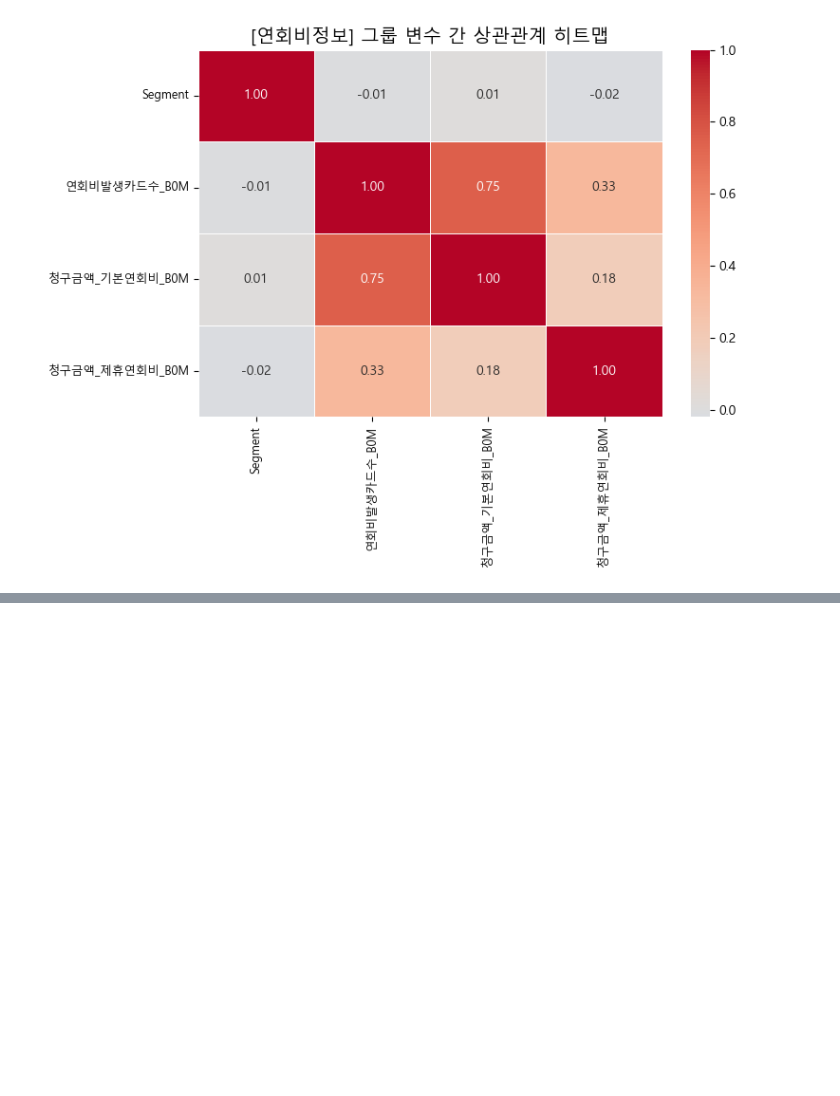
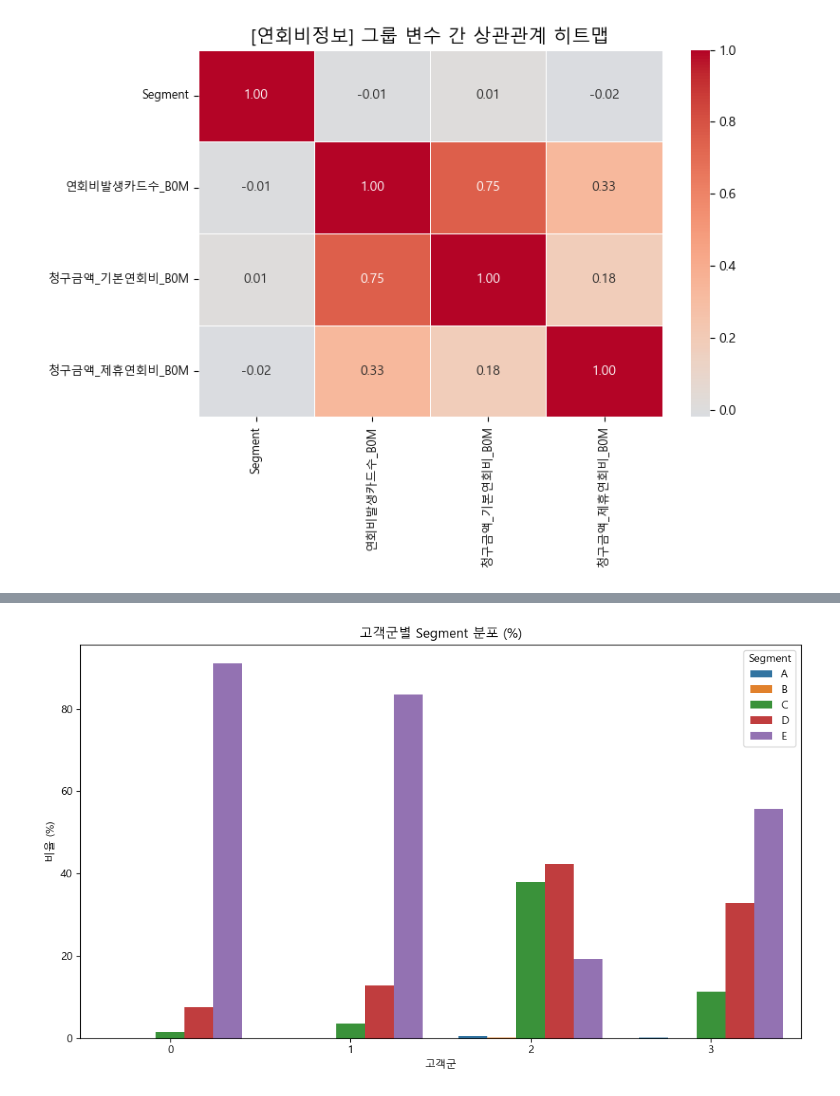
Before and after one commit to minji1404/likelion_finalproject, a Jupyter notebook: members/이효린/jupyter/회원정보컬럼_상관관계.ipynb, the cells around one changed output, grey strips where cells are left out. Saved outputs shown, nothing was run; the diff lists cells and outputs as text; code cells hidden in the pictures; blank space fills up the shorter version.

```diff
--- a/members/이효린/jupyter/회원정보컬럼_상관관계.ipynb
+++ b/members/이효린/jupyter/회원정보컬럼_상관관계.ipynb
@@ -424,0 +656,10 @@ for group in group_names:
+# %%
+# 고객군 vs Segment 교차표
+cross_tab = pd.crosstab(features_clean['고객군'], df.loc[features_clean.index, 'Segment'])
+
+# 비율(%)로 보기
+cross_tab_percent = cross_tab.div(cross_tab.sum(axis=1), axis=0) * 100
+
+# 결과 확인
+display(cross_tab)
+display(cross_tab_percent.round(2))
@@ -424,0 +679,18 @@ for group in group_names:
+# %%
+import seaborn as sns
+import matplotlib.pyplot as plt
+
+# 그래프용 데이터 프레임
+cross_tab_percent_plot = cross_tab_percent.reset_index().melt(id_vars='고객군', var_name='Segment', value_name='비율')
+
+# 시각화
+plt.figure(figsize=(10, 6))
+sns.barplot(data=cross_tab_percent_plot, x='고객군', y='비율', hue='Segment')
+plt.title('고객군별 Segment 분포 (%)')
+plt.ylabel('비율 (%)')
+plt.xlabel('고객군')
+plt.legend(title='Segment')
+plt.tight_layout()
+plt.show()
+# %% [output]
+[figure, added]
```
Also changed, not shown: parts of 9 cells of this notebook, 1 other file.
